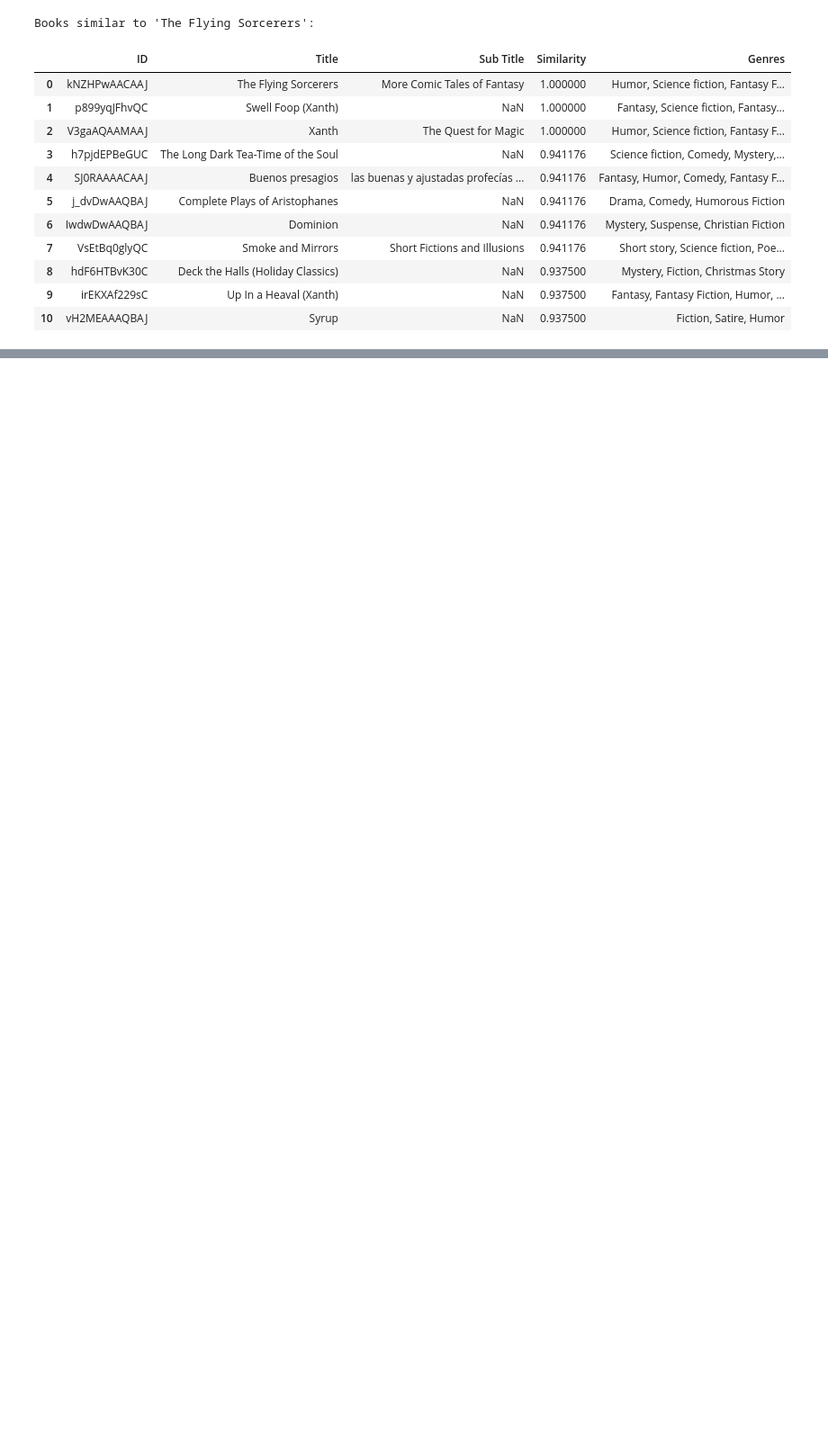
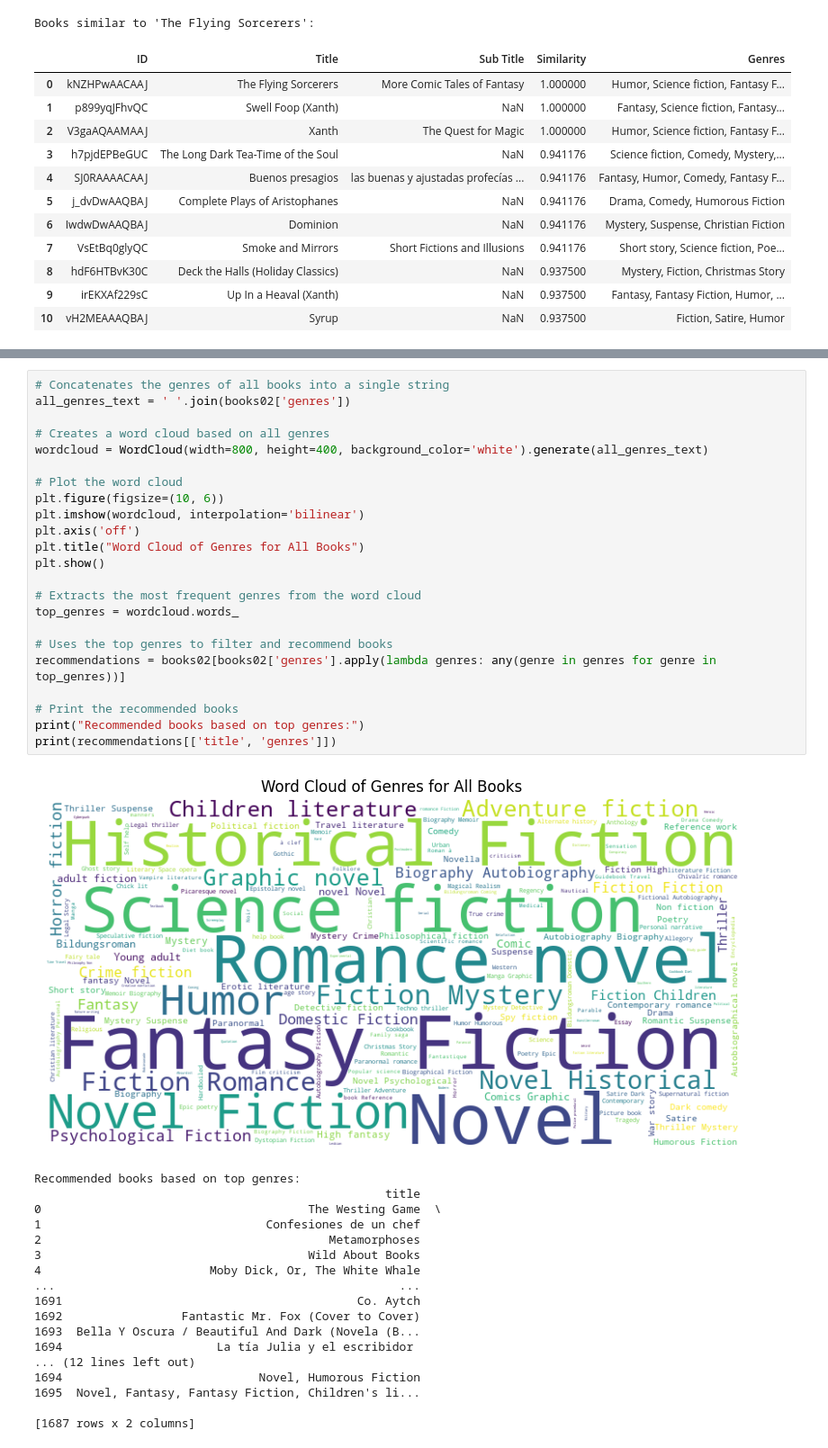
Before and after one commit to manny-pi/inst.414.final-project.repo, a Jupyter notebook: Daniels_work/analysis.ipynb, the cells around one changed output, grey strips where cells are left out. Shown at 90% size. Cells and saved outputs as stored; diff of their text form; blank space fills up the shorter version.

Commit message:
word cloud

```diff
--- a/Daniels_work/analysis.ipynb
+++ b/Daniels_work/analysis.ipynb
@@ -277,0 +270,42 @@ Books similar to 'The Flying Sorcerers':
+# %%
+# Concatenates the genres of all books into a single string
+all_genres_text = ' '.join(books02['genres'])
+
+# Creates a word cloud based on all genres
+wordcloud = WordCloud(width=800, height=400, background_color='white').generate(all_genres_text)
+
+# Plot the word cloud
+plt.figure(figsize=(10, 6))
+plt.imshow(wordcloud, interpolation='bilinear')
+plt.axis('off')
+plt.title("Word Cloud of Genres for All Books")
+plt.show()
+
+# Extracts the most frequent genres from the word cloud
+top_genres = wordcloud.words_
+
+# Uses the top genres to filter and recommend books
+recommendations = books02[books02['genres'].apply(lambda genres: any(genre in genres for genre in top_genres))]
+
+# Print the recommended books
+print("Recommended books based on top genres:")
+print(recommendations[['title', 'genres']])
+# %% [output]
+[figure, added]
+Recommended books based on top genres:
+                                                  title
+0                                      The Westing Game  \
+1                                Confesiones de un chef
+2                                         Metamorphoses
+3                                      Wild About Books
+4                        Moby Dick, Or, The White Whale
+...                                                 ...
+1691                                          Co. Aytch
+1692                 Fantastic Mr. Fox (Cover to Cover)
+1693  Bella Y Oscura / Beautiful And Dark (Novela (B...
+1694                      La tía Julia y el escribidor
+... (12 lines left out)
+1694                            Novel, Humorous Fiction
+1695  Novel, Fantasy, Fantasy Fiction, Children's li...
+
+[1687 rows x 2 columns]
```
Also changed, not shown: parts of 4 cells of this notebook.
